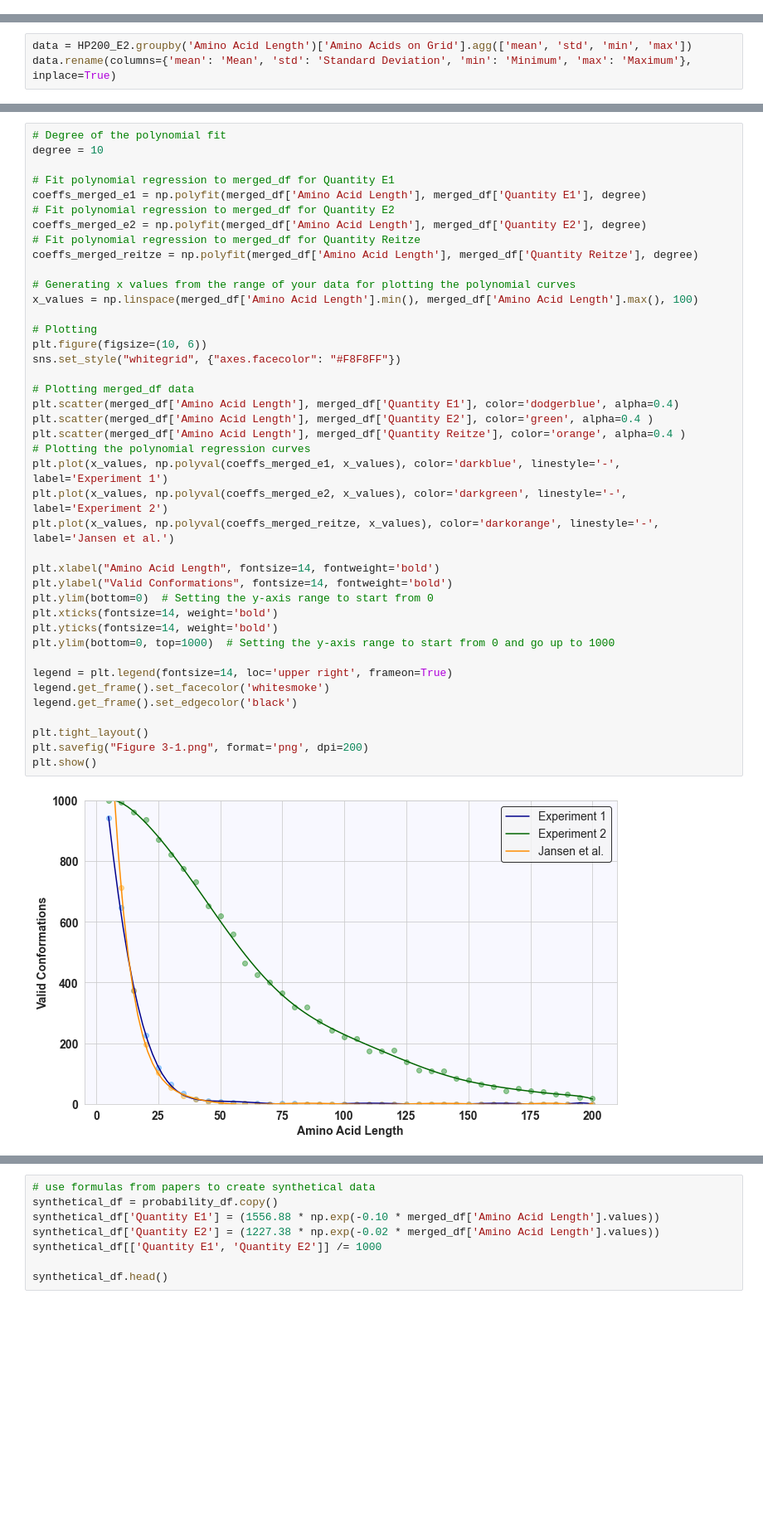
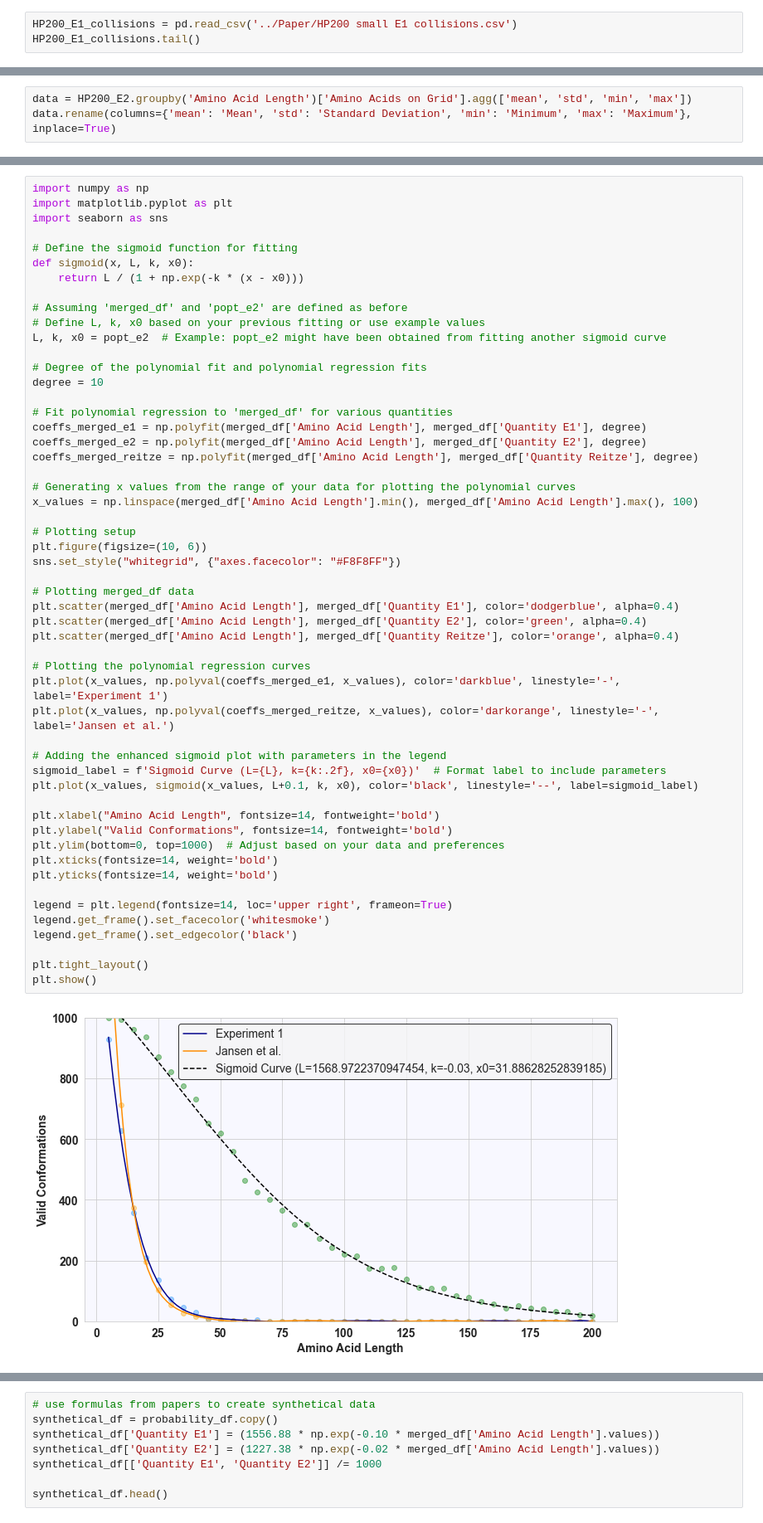
Before and after one commit to jessekommandeur/Protein-Folding, a Jupyter notebook: Paper 1/Visualizations/Data visualization Experiment 1-2.ipynb, the cells around one changed output, grey strips where cells are left out. Shown: that part at 83% size. Drawn from its saved outputs; the diff is of its cells as text; blank space fills up the shorter version.

```diff
--- a/Paper 1/Visualizations/Data visualization Experiment 1-2.ipynb
+++ b/Paper 1/Visualizations/Data visualization Experiment 1-2.ipynb
@@ -11 +13,4 @@ from scipy.optimize import curve_fit
 warnings.filterwarnings('ignore')
+# %%
+HP200_E1_collisions = pd.read_csv('../Paper/HP200 small E1 collisions.csv')
+HP200_E1_collisions.tail()
@@ -152,46 +392,58 @@ merged_df.head()
 # %%
-# Degree of the polynomial fit
+import numpy as np
+import matplotlib.pyplot as plt
+import seaborn as sns
+
+# Define the sigmoid function for fitting
+def sigmoid(x, L, k, x0):
+    return L / (1 + np.exp(-k * (x - x0)))
+
+# Assuming 'merged_df' and 'popt_e2' are defined as before
+# Define L, k, x0 based on your previous fitting or use example values
+L, k, x0 = popt_e2  # Example: popt_e2 might have been obtained from fitting another sigmoid curve
+
+# Degree of the polynomial fit and polynomial regression fits
 degree = 10
 
-# Fit polynomial regression to merged_df for Quantity E1
+# Fit polynomial regression to 'merged_df' for various quantities
 coeffs_merged_e1 = np.polyfit(merged_df['Amino Acid Length'], merged_df['Quantity E1'], degree)
-# Fit polynomial regression to merged_df for Quantity E2
 coeffs_merged_e2 = np.polyfit(merged_df['Amino Acid Length'], merged_df['Quantity E2'], degree)
-# Fit polynomial regression to merged_df for Quantity Reitze
 coeffs_merged_reitze = np.polyfit(merged_df['Amino Acid Length'], merged_df['Quantity Reitze'], degree)
 
 # Generating x values from the range of your data for plotting the polynomial curves
 x_values = np.linspace(merged_df['Amino Acid Length'].min(), merged_df['Amino Acid Length'].max(), 100)
 
-# Plotting
+# Plotting setup
 plt.figure(figsize=(10, 6))
 sns.set_style("whitegrid", {"axes.facecolor": "#F8F8FF"})
 
 # Plotting merged_df data
 plt.scatter(merged_df['Amino Acid Length'], merged_df['Quantity E1'], color='dodgerblue', alpha=0.4)
-plt.scatter(merged_df['Amino Acid Length'], merged_df['Quantity E2'], color='green', alpha=0.4 )
-plt.scatter(merged_df['Amino Acid Length'], merged_df['Quantity Reitze'], color='orange', alpha=0.4 )
+plt.scatter(merged_df['Amino Acid Length'], merged_df['Quantity E2'], color='green', alpha=0.4)
+plt.scatter(merged_df['Amino Acid Length'], merged_df['Quantity Reitze'], color='orange', alpha=0.4)
+
 # Plotting the polynomial regression curves
 plt.plot(x_values, np.polyval(coeffs_merged_e1, x_values), color='darkblue', linestyle='-', label='Experiment 1')
-plt.plot(x_values, np.polyval(coeffs_merged_e2, x_values), color='darkgreen', linestyle='-', label='Experiment 2')
 plt.plot(x_values, np.polyval(coeffs_merged_reitze, x_values), color='darkorange', linestyle='-', label='Jansen et al.')
+
+# Adding the enhanced sigmoid plot with parameters in the legend
+sigmoid_label = f'Sigmoid Curve (L={L}, k={k:.2f}, x0={x0})'  # Format label to include parameters
+plt.plot(x_values, sigmoid(x_values, L+0.1, k, x0), color='black', linestyle='--', label=sigmoid_label)
 
 plt.xlabel("Amino Acid Length", fontsize=14, fontweight='bold')
 plt.ylabel("Valid Conformations", fontsize=14, fontweight='bold')
-plt.ylim(bottom=0)  # Setting the y-axis range to start from 0
+plt.ylim(bottom=0, top=1000)  # Adjust based on your data and preferences
 plt.xticks(fontsize=14, weight='bold')
 plt.yticks(fontsize=14, weight='bold')
-plt.ylim(bottom=0, top=1000)  # Setting the y-axis range to start from 0 and go up to 1000
 
 legend = plt.legend(fontsize=14, loc='upper right', frameon=True)
 legend.get_frame().set_facecolor('whitesmoke')
 legend.get_frame().set_edgecolor('black')
 
 plt.tight_layout()
-plt.savefig("Figure 3-1.png", format='png', dpi=200)
 plt.show()
 # %% [output]
-[figure, old version]
+[figure, new version]
 # %%
 # convert data to plot P(collisions=0)
 probability_df = merged_df.copy()
```
Also changed, not shown: parts of 16 cells of this notebook.
